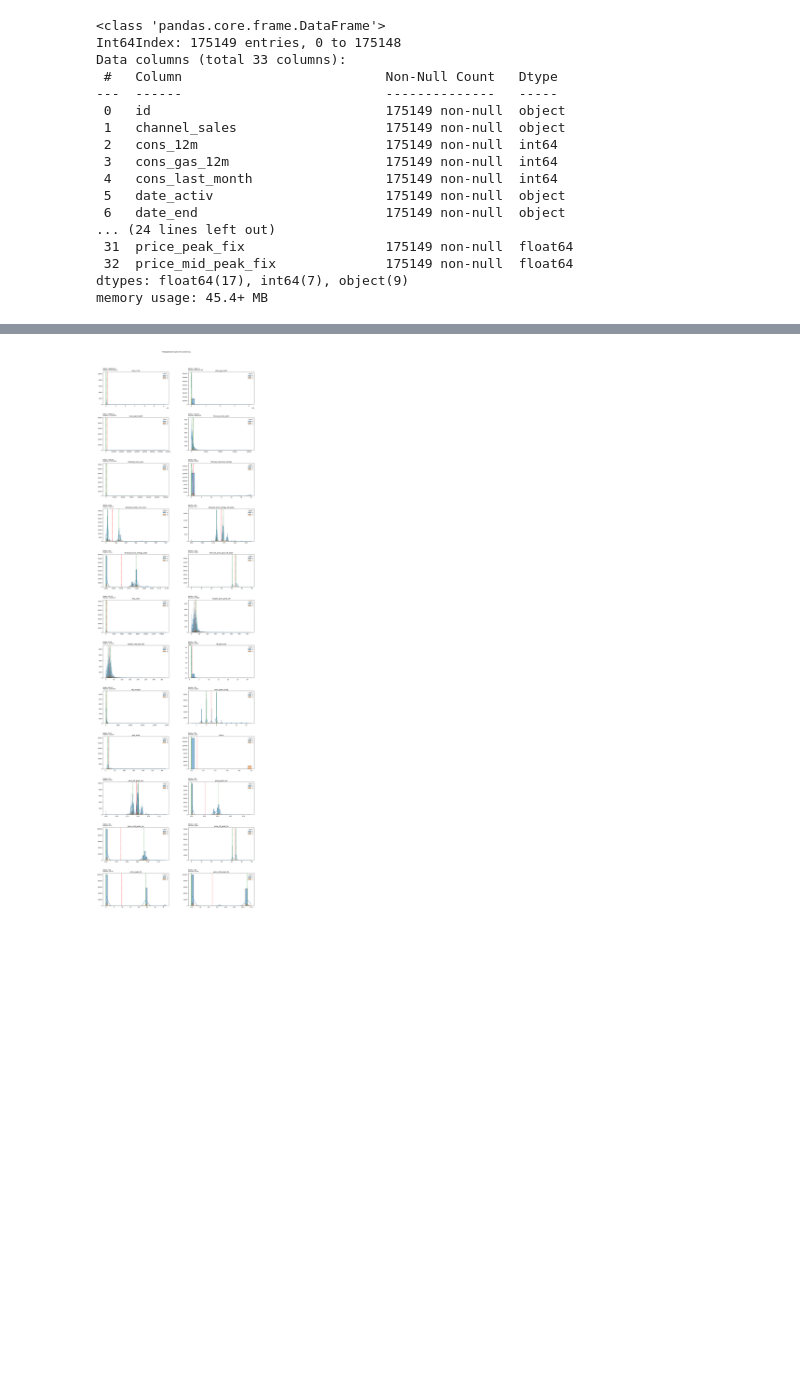
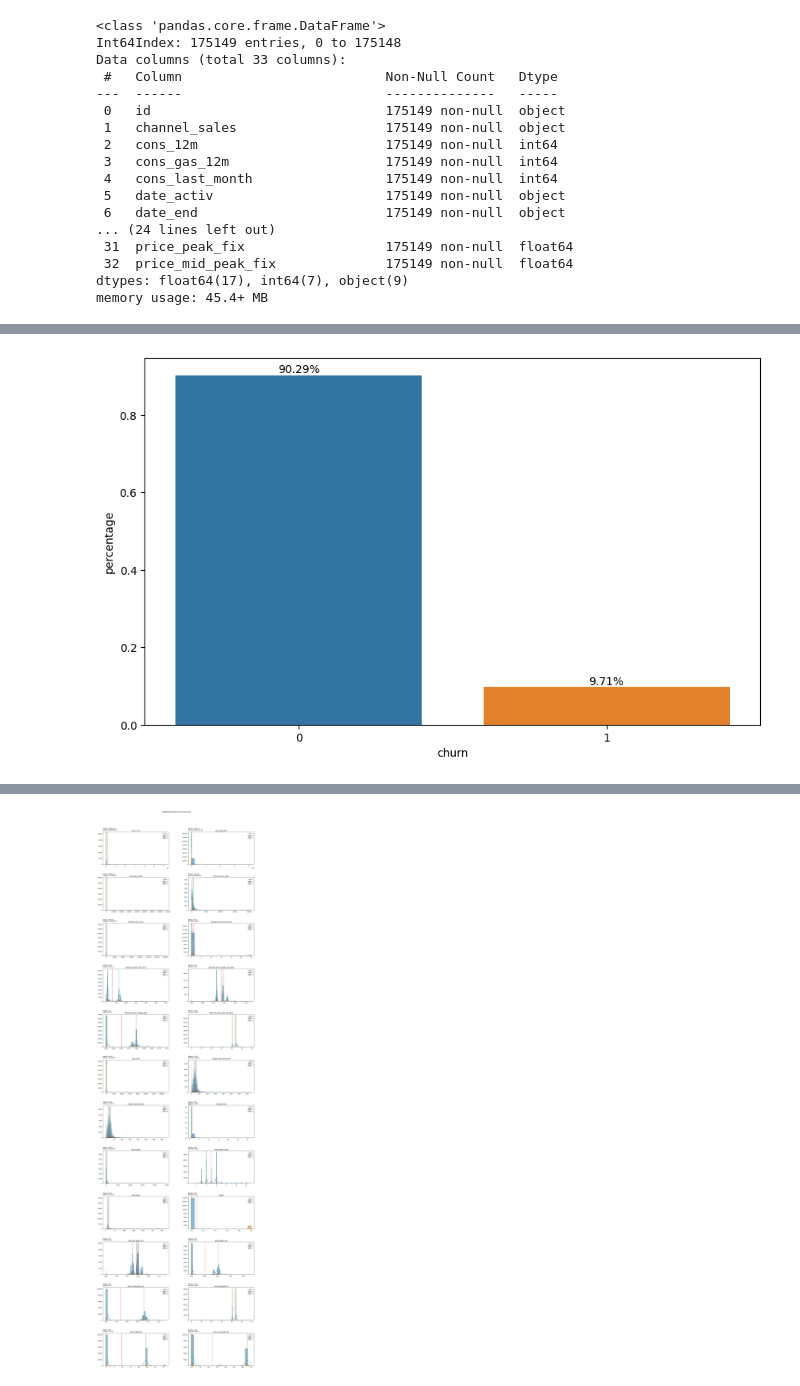
Before and after one commit to LissesCastro/BCG---Experience-Program, a Jupyter notebook: EDA.ipynb, the cells around one changed output, grey strips where cells are left out. Saved outputs shown, nothing was run; the diff lists cells and outputs as text; code cells hidden in the pictures; blank space fills up the shorter version.

```diff
--- a/EDA.ipynb
+++ b/EDA.ipynb
@@ -42,8 +42,6 @@ def plot_bar_variaveis(conjunto, dataframe, x_var, i=0, title='distribuição da
     fig.subplots_adjust(hspace=0.4, wspace=0.3)
     fig.suptitle(title, y=0.895)
 
-
-
     for var in conjunto:
         ax = fig.add_subplot(total_plots, 2, i+1)
         #dataframe = dataframe.groupby(x_var).mean()
@@ -58,6 +56,7 @@ def plot_bar_variaveis(conjunto, dataframe, x_var, i=0, title='distribuição da
         ax.set_xlabel('')
         i += 1
 
+
 def create_log_variable (conjunto, dataframe):
     for var in conjunto:
         dataframe[var+'_log'] = dataframe[var].apply(lambda x: np.log(x) if x > 0 else 0)
@@ -70,6 +69,21 @@ def normalization_test (conjunto, dataframe, alpha=0.05):
             print(col, 'H0: Normal distribution')
         else:
             print(col, 'H1: Non-normal distribution')
+
+def plot_bar_percentages(dataframe, var, rotation=0):
+    count_dataframe = dataframe[[var]].value_counts().reset_index(name='count')
+    count_dataframe['percentage'] = count_dataframe['count'] / count_dataframe['count'].sum()
+
+    fig, ax = plt.subplots(figsize=(10,6))
+    sns.barplot(x=var, y='percentage', data=count_dataframe)
+
+    for p in ax.patches:
+        x = p.get_x() + p.get_width()/2
+        y = p.get_height()
+        ax.annotate(f'{y:.2%}', (x, y), ha='center', va='bottom', fontsize=10)
+
+
+    plt.xticks(rotation=rotation)
 # %%
 dir_price = 'price_data.csv'
 dir_client = 'client_data.csv'
@@ -183,0 +166,4 @@ date_df
+# %%
+plot_bar_percentages(dataframe=df, var='churn')
+# %% [output]
+[figure, added]
```
Also changed, not shown: parts of 19 cells of this notebook.
